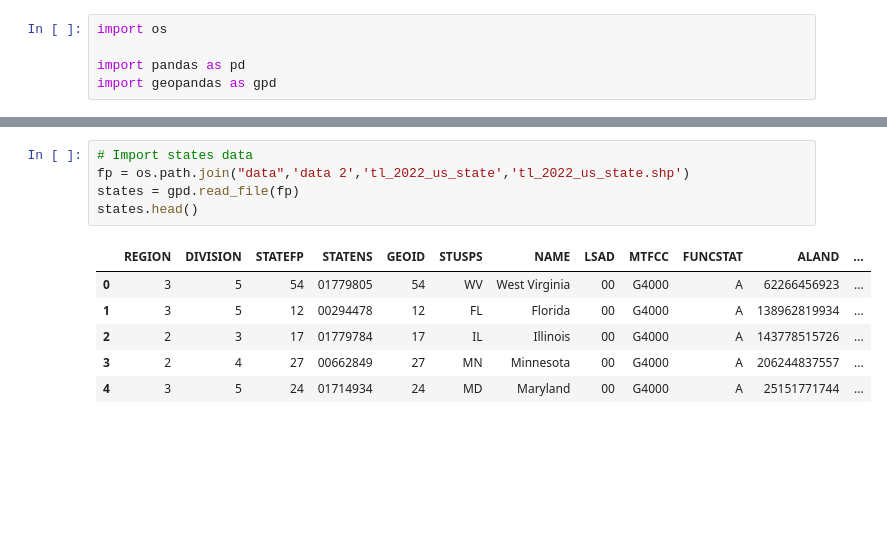
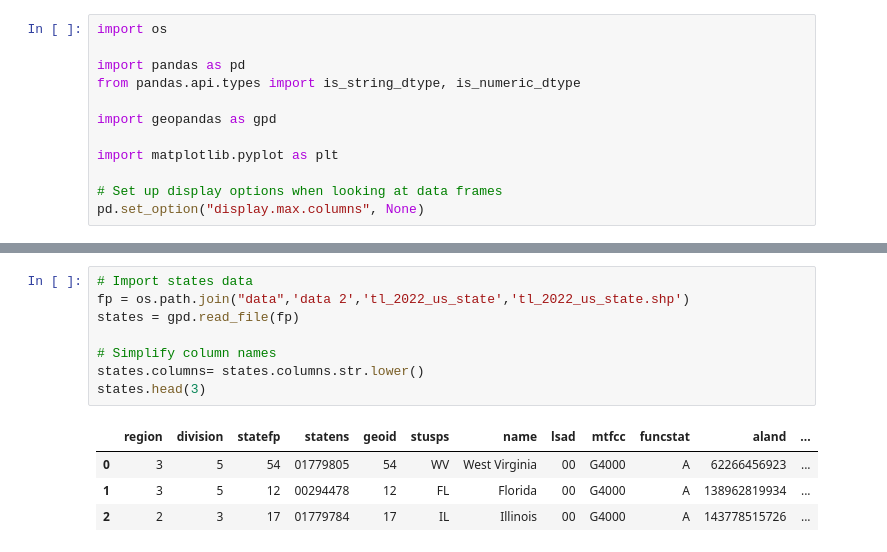
Before and after one commit to vedikaS-byte/eds-220-2025-in-class, a Jupyter notebook: week5-code-streamlining.ipynb, the cells around one changed output, grey strips where cells are left out. Cells and saved outputs as stored; diff of their text form; blank space fills up the shorter version.

```diff
--- a/week5-code-streamlining.ipynb
+++ b/week5-code-streamlining.ipynb
@@ -2,6 +9,13 @@
 import os
 
 import pandas as pd
+from pandas.api.types import is_string_dtype, is_numeric_dtype
+
 import geopandas as gpd
+
+import matplotlib.pyplot as plt
+
+# Set up display options when looking at data frames
+pd.set_option("display.max.columns", None)
 # %%
 # Import power plants data
@@ -19,12 +28,13 @@ power_plants.head()
 # %%
 # Import states data
 fp = os.path.join("data",'data 2','tl_2022_us_state','tl_2022_us_state.shp')
 states = gpd.read_file(fp)
-states.head()
+
+# Simplify column names
+states.columns= states.columns.str.lower()
+states.head(3)
 # %% [output]
-|  | REGION | DIVISION | STATEFP | STATENS | GEOID | STUSPS | NAME | LSAD | MTFCC | FUNCSTAT | ALAND | ... |
+|  | region | division | statefp | statens | geoid | stusps | name | lsad | mtfcc | funcstat | aland | ... |
 | 0 | 3 | 5 | 54 | 01779805 | 54 | WV | West Virginia | 00 | G4000 | A | 62266456923 | ... |
 | 1 | 3 | 5 | 12 | 00294478 | 12 | FL | Florida | 00 | G4000 | A | 138962819934 | ... |
 | 2 | 2 | 3 | 17 | 01779784 | 17 | IL | Illinois | 00 | G4000 | A | 143778515726 | ... |
-| 3 | 2 | 4 | 27 | 00662849 | 27 | MN | Minnesota | 00 | G4000 | A | 206244837557 | ... |
-| 4 | 3 | 5 | 24 | 01714934 | 24 | MD | Maryland | 00 | G4000 | A | 25151771744 | ... |
```
Also changed, not shown: parts of 19 cells of this notebook.
